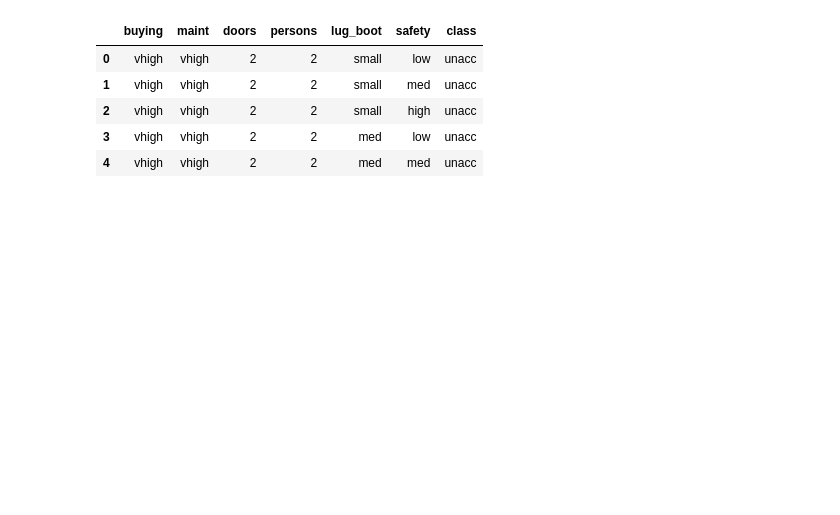
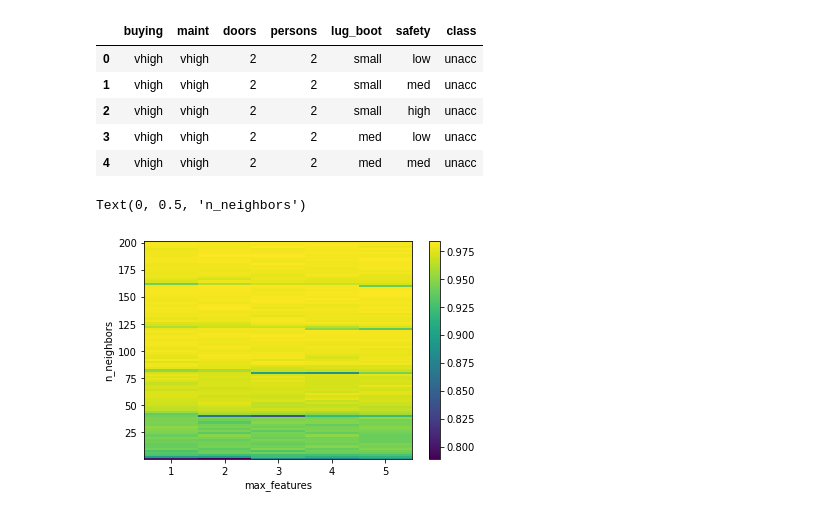
Before and after one commit to shin0105/4YP, a Jupyter notebook: Grid_plots.ipynb, the cells around one changed output. Cells and saved outputs as stored; diff of their text form; code cells hidden in the pictures; blank space fills up the shorter version.

```diff
--- a/Grid_plots.ipynb
+++ b/Grid_plots.ipynb
@@ -65,7 +65,7 @@ def kfold_score(clf,X,y,n_fold):
     return np.array(accuracy_list).mean()
 # %%
 max_features = [1,2,3,4,5]
-n_estimators = [1,20,40,60,80,100,120,140,160,180,200]
+n_estimators = np.linspace(1,200,101,dtype=int)
 
 x1, x2 = np.meshgrid(max_features,n_estimators)
 # %%
@@ -79,0 +82,10 @@ for i in range(len(max_features)):
+# %%
+rf1_score=np.reshape(rf1_score,y.shape)
+fig, ax = plt.subplots()
+plot1 = ax.pcolormesh(x1, x2, rf1_score)
+fig.colorbar(plot1, ax=ax)
+plt.xlabel("max_features")
+plt.ylabel("n_neighbors")
+# %% [output]
+Text(0, 0.5, 'n_neighbors')
+[figure, added]
```
Also changed, not shown: parts of 11 cells of this notebook.
